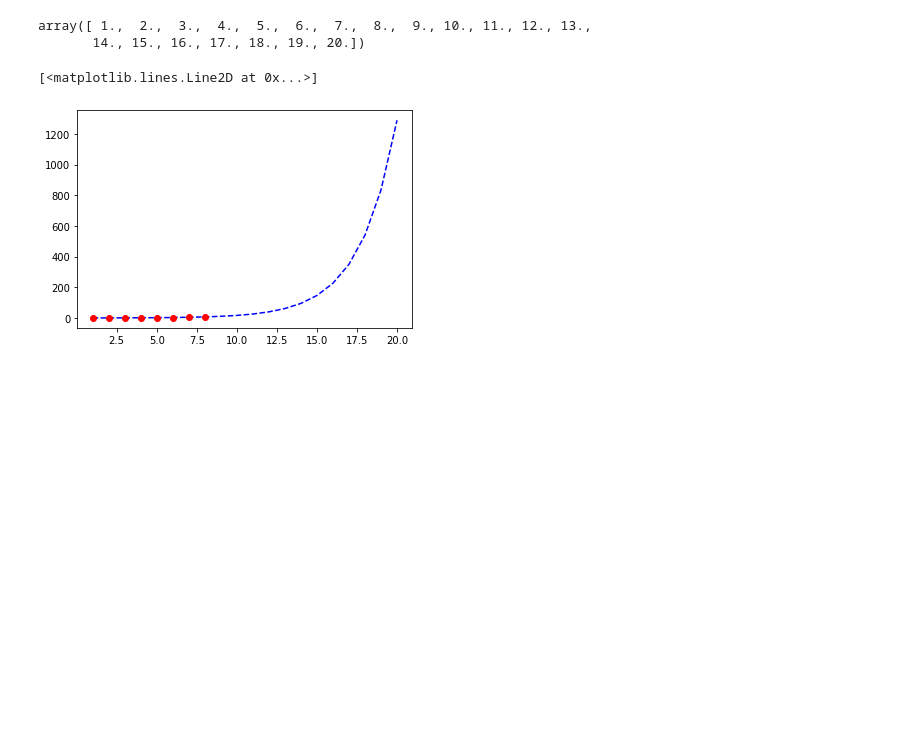
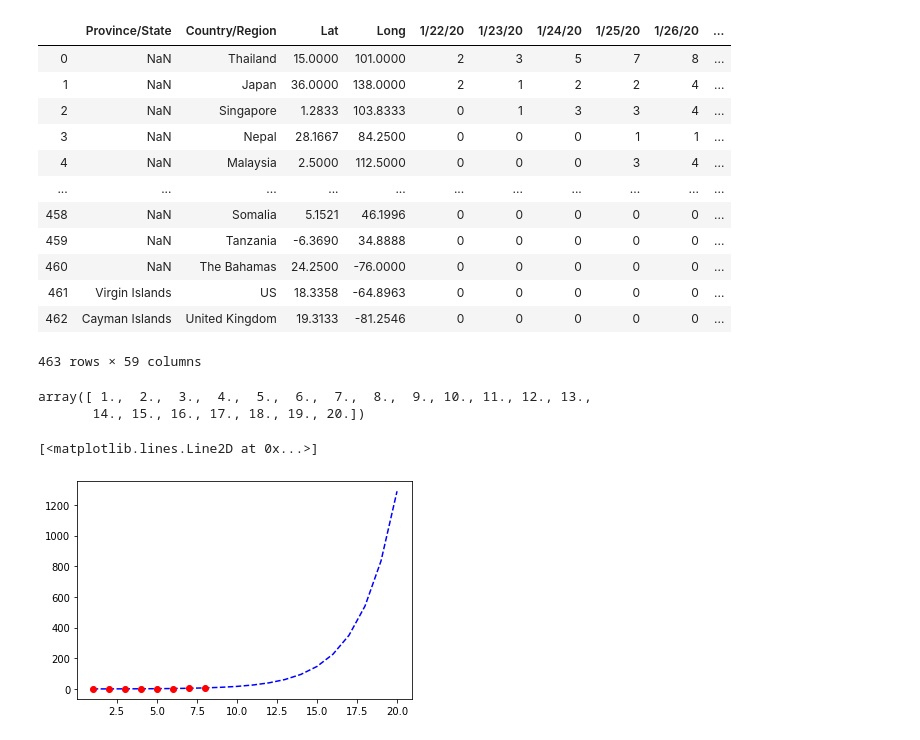
Before and after one commit to hothman/data_science, a Jupyter notebook: covid-19/notebook/Untitled.ipynb, the cells around one changed output. Cells and saved outputs as stored; diff of their text form; code cells hidden in the pictures; blank space fills up the shorter version.

```diff
--- a/covid-19/notebook/Untitled.ipynb
+++ b/covid-19/notebook/Untitled.ipynb
@@ -204,3 +191,19 @@ Tunisia
+# %%
+data
+# %% [output]
+|  | Province/State | Country/Region | Lat | Long | 1/22/20 | 1/23/20 | 1/24/20 | 1/25/20 | 1/26/20 | ... |
+| 0 | NaN | Thailand | 15.0000 | 101.0000 | 2 | 3 | 5 | 7 | 8 | ... |
+| 1 | NaN | Japan | 36.0000 | 138.0000 | 2 | 1 | 2 | 2 | 4 | ... |
+| 2 | NaN | Singapore | 1.2833 | 103.8333 | 0 | 1 | 3 | 3 | 4 | ... |
+| 3 | NaN | Nepal | 28.1667 | 84.2500 | 0 | 0 | 0 | 1 | 1 | ... |
+| 4 | NaN | Malaysia | 2.5000 | 112.5000 | 0 | 0 | 0 | 3 | 4 | ... |
+| ... | ... | ... | ... | ... | ... | ... | ... | ... | ... | ... |
+| 458 | NaN | Somalia | 5.1521 | 46.1996 | 0 | 0 | 0 | 0 | 0 | ... |
+| 459 | NaN | Tanzania | -6.3690 | 34.8888 | 0 | 0 | 0 | 0 | 0 | ... |
+| 460 | NaN | The Bahamas | 24.2500 | -76.0000 | 0 | 0 | 0 | 0 | 0 | ... |
+| 461 | Virgin Islands | US | 18.3358 | -64.8963 | 0 | 0 | 0 | 0 | 0 | ... |
+| 462 | Cayman Islands | United Kingdom | 19.3133 | -81.2546 | 0 | 0 | 0 | 0 | 0 | ... |
+463 rows × 59 columns
 # %%
 np.linspace(1, 20, 20)
 # %% [output]
```
Also changed, not shown: parts of 9 cells of this notebook, 7 other files.
